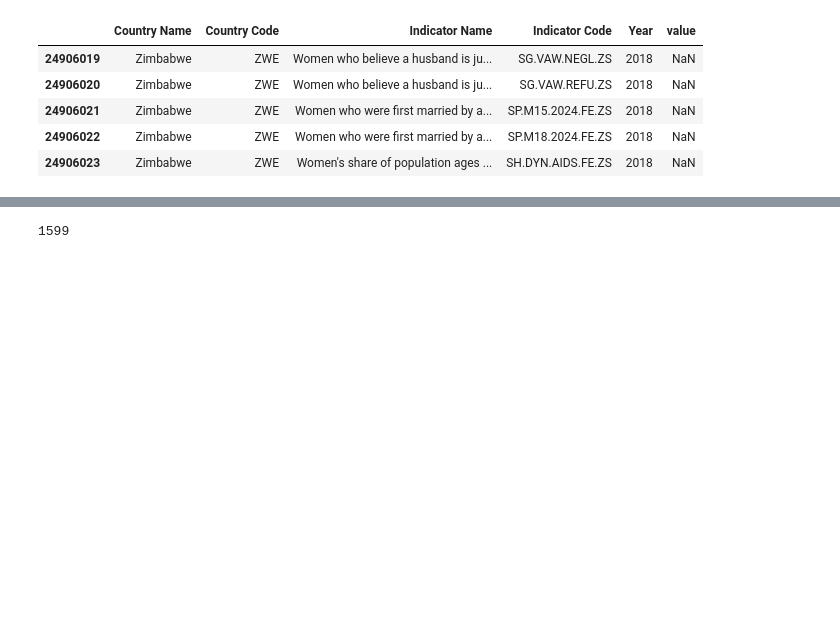
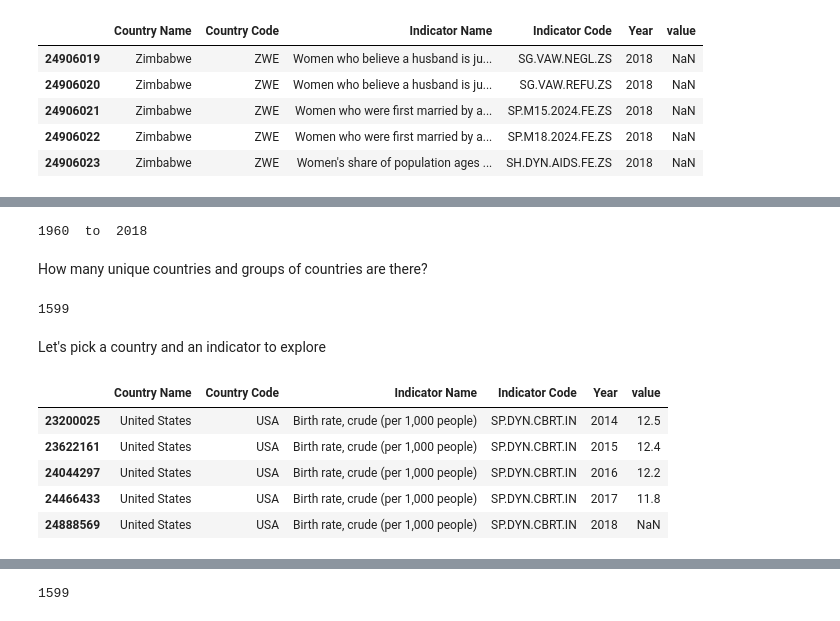
Before and after one commit to taramullin/Capstone, a Jupyter notebook: Capstone - Development Indicators.ipynb, the cells around one changed output, grey strips where cells are left out. Saved outputs shown, nothing was run; the diff lists cells and outputs as text; code cells hidden in the pictures; blank space fills up the shorter version.

```diff
--- a/Capstone - Development Indicators.ipynb
+++ b/Capstone - Development Indicators.ipynb
@@ -85,0 +70,13 @@ df.columns = [column.replace(" ", "_") for column in df.columns]
+# %%
+
+print(min(df_long["Year"])," to ",max(df_long["Year"]))
+# %% [output]
+1960  to  2018
+# %% [markdown]
+How many unique countries and groups of countries are there?
+# %%
+df_long["Indicator Code"].nunique()
+# %% [output]
+1599
+# %% [markdown]
+Let's pick a country and an indicator to explore
@@ -85,0 +93,9 @@ df.columns = [column.replace(" ", "_") for column in df.columns]
+# %%
+stage.tail()
+# %% [output]
+|  | Country Name | Country Code | Indicator Name | Indicator Code | Year | value |
+| 23200025 | United States | USA | Birth rate, crude (per 1,000 people) | SP.DYN.CBRT.IN | 2014 | 12.5 |
+| 23622161 | United States | USA | Birth rate, crude (per 1,000 people) | SP.DYN.CBRT.IN | 2015 | 12.4 |
+| 24044297 | United States | USA | Birth rate, crude (per 1,000 people) | SP.DYN.CBRT.IN | 2016 | 12.2 |
+| 24466433 | United States | USA | Birth rate, crude (per 1,000 people) | SP.DYN.CBRT.IN | 2017 | 11.8 |
+| 24888569 | United States | USA | Birth rate, crude (per 1,000 people) | SP.DYN.CBRT.IN | 2018 | NaN |
```
Also changed, not shown: parts of 27 cells of this notebook.
